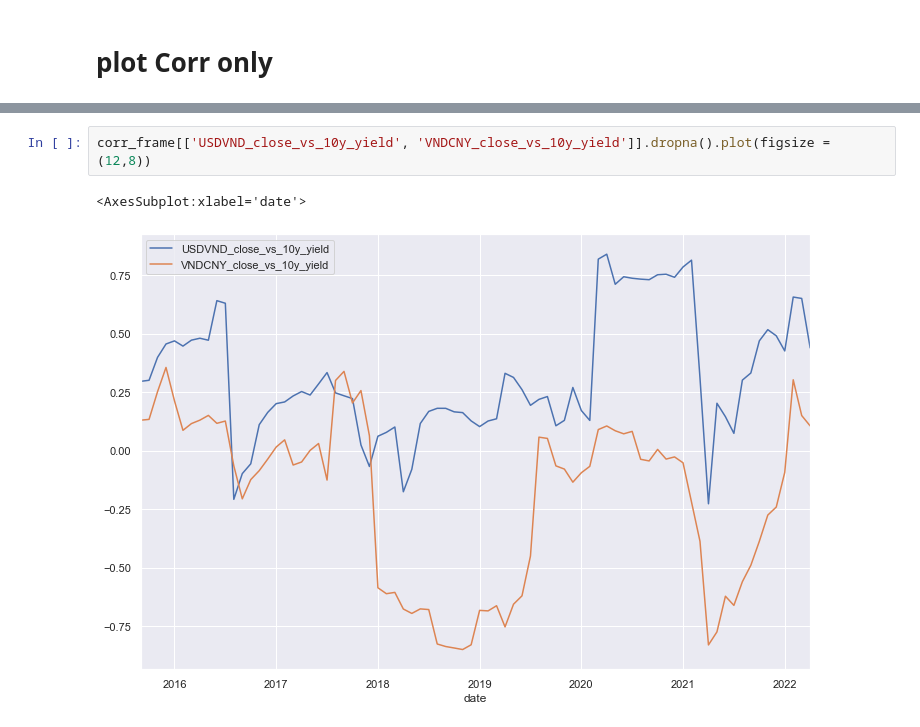
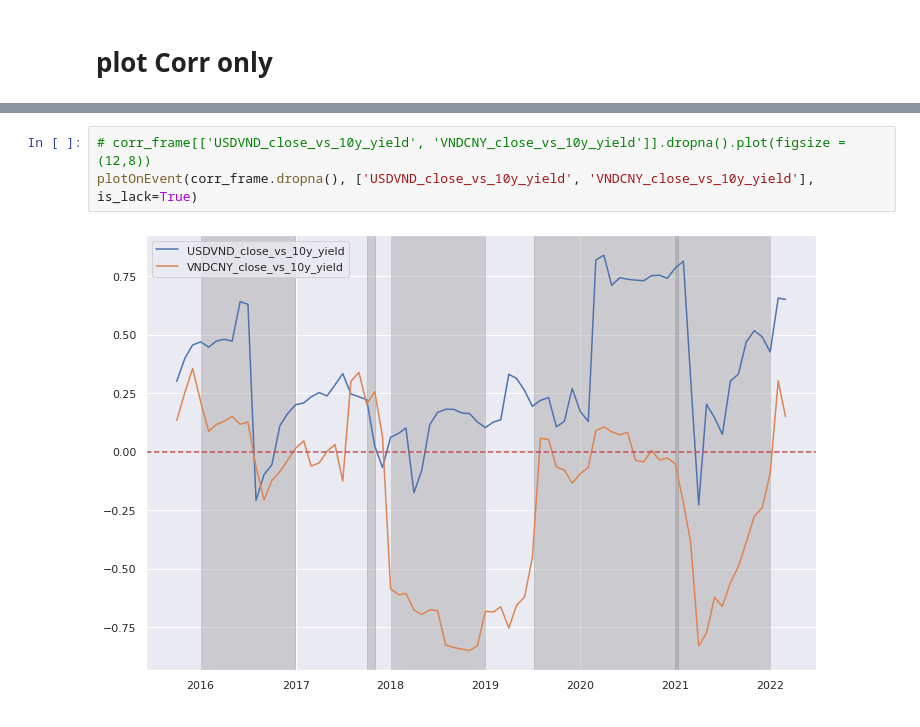
Before and after one commit to johnnyb1509/MFE_G6_CapStone, a Jupyter notebook: main_work.ipynb, the cells around one changed output, grey strips where cells are left out. Cells and saved outputs as stored; diff of their text form.

```diff
--- a/main_work.ipynb
+++ b/main_work.ipynb
@@ -389,5 +414,5 @@ plotOnEvent(corr_frame.dropna(), ['XAUUSD_close_vs_10y_yield', 'WTIUSD_close_vs_
 # %%
-corr_frame[['USDVND_close_vs_10y_yield', 'VNDCNY_close_vs_10y_yield']].dropna().plot(figsize = (12,8))
+# corr_frame[['USDVND_close_vs_10y_yield', 'VNDCNY_close_vs_10y_yield']].dropna().plot(figsize = (12,8))
+plotOnEvent(corr_frame.dropna(), ['USDVND_close_vs_10y_yield', 'VNDCNY_close_vs_10y_yield'], is_lack=True)
 # %% [output]
-<AxesSubplot:xlabel='date'>
-[figure, old version]
+[figure, new version]
```
Also changed, not shown: parts of 55 cells of this notebook, 4 other files.
